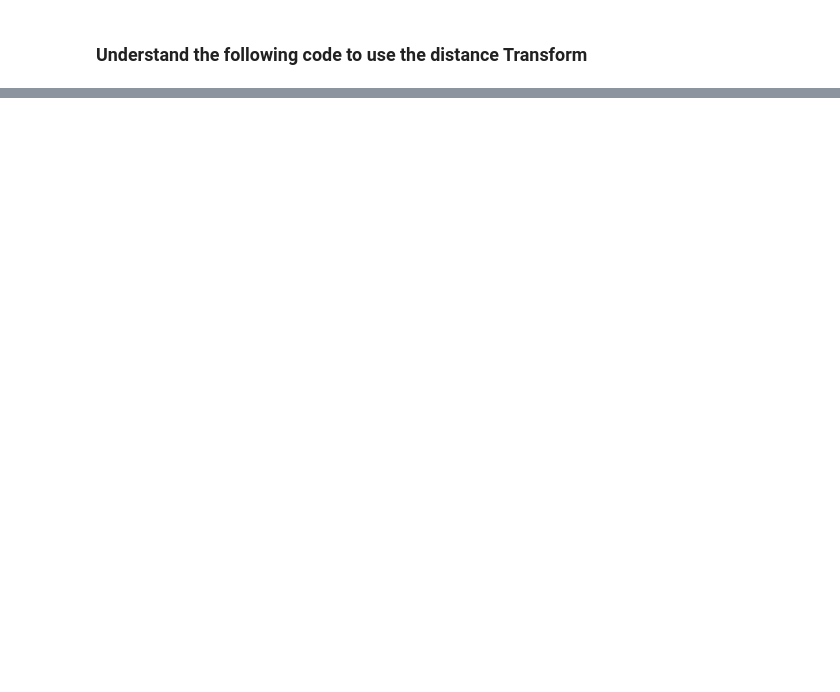
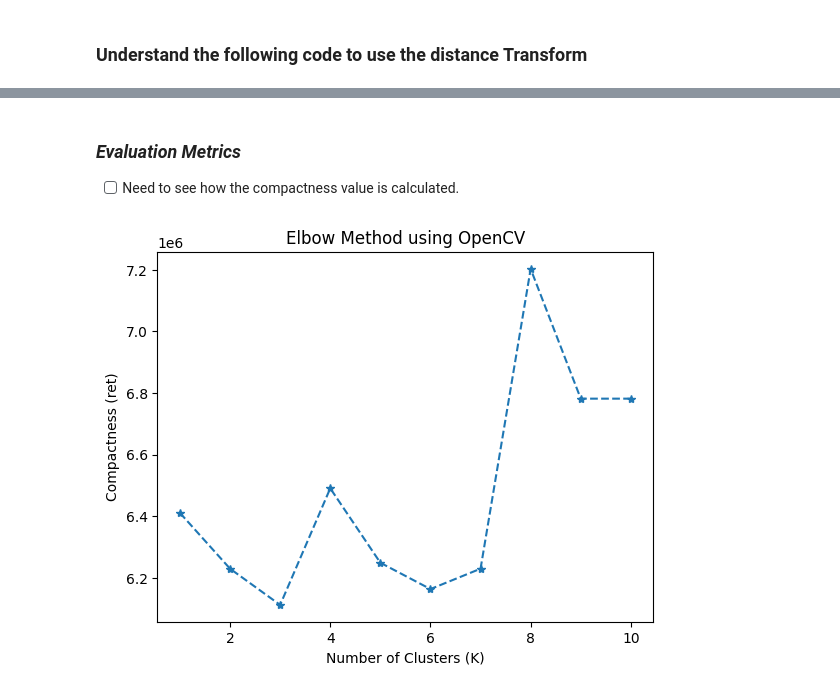
Before and after one commit to Akhilan-xd/Empty_-_Detection_ML, a Jupyter notebook: src/empty.ipynb, the cells around one changed output, grey strips where cells are left out. Drawn from its saved outputs; the diff is of its cells as text; code cells hidden in the pictures; blank space fills up the shorter version.

Commit message:
[UPDATED] with the working code for evaluation metrics

```diff
--- a/src/empty.ipynb
+++ b/src/empty.ipynb
@@ -314,0 +392,34 @@ plt.show()
+# %% [markdown]
+### _Evaluation Metrics_
+
++ [ ] Need to see how the compactness value is calculated.
+# %%
+'''
+Evaluation Metrics
+    1. Elbow Method
+    2. Silhouette Method
+ref - https://towardsdatascience.com/k-means-clustering-algorithm-applications-evaluation-methods-and-drawbacks-aa03e644b48a
+
+'''
+
+### --- Elbow Method --- ###
+
+compactness_values=[] # Sum of squared distance b/w data pair points and their assigned clusters
+list_k = list(range(1,11))
+criteria = (cv2.TERM_CRITERIA_EPS + cv2.TERM_CRITERIA_MAX_ITER,100,0.2)
+attempts = 10
+
+for k in list_k:
+    ret,label,center = cv2.kmeans(vectorized,K,None,criteria,attempts,cv2.KMEANS_RANDOM_CENTERS)
+    compactness_values.append(ret)
+
+# Plotting the elbow graph from the compactness value
+
+plt.figure()
+plt.plot(list_k, compactness_values,marker='*',linestyle='--')
+plt.title('Elbow Method using OpenCV')
+plt.xlabel('Number of Clusters (K)')
+plt.ylabel('Compactness (ret)')
+plt.show()
+# %% [output]
+[figure, added]
```
Also changed, not shown: parts of 12 cells of this notebook.
